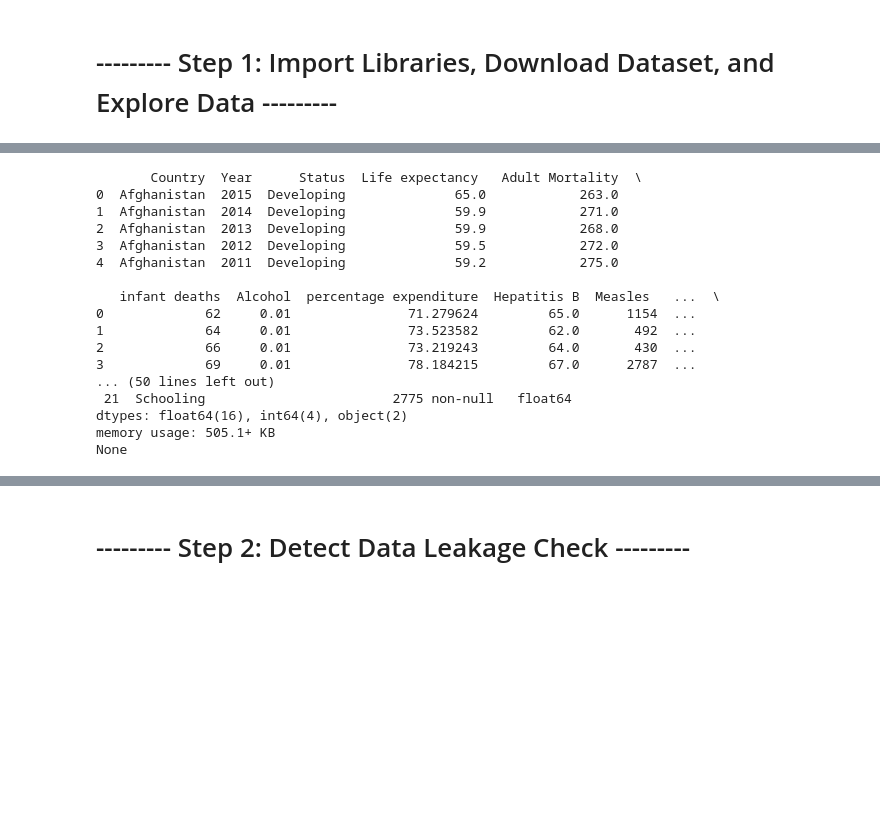
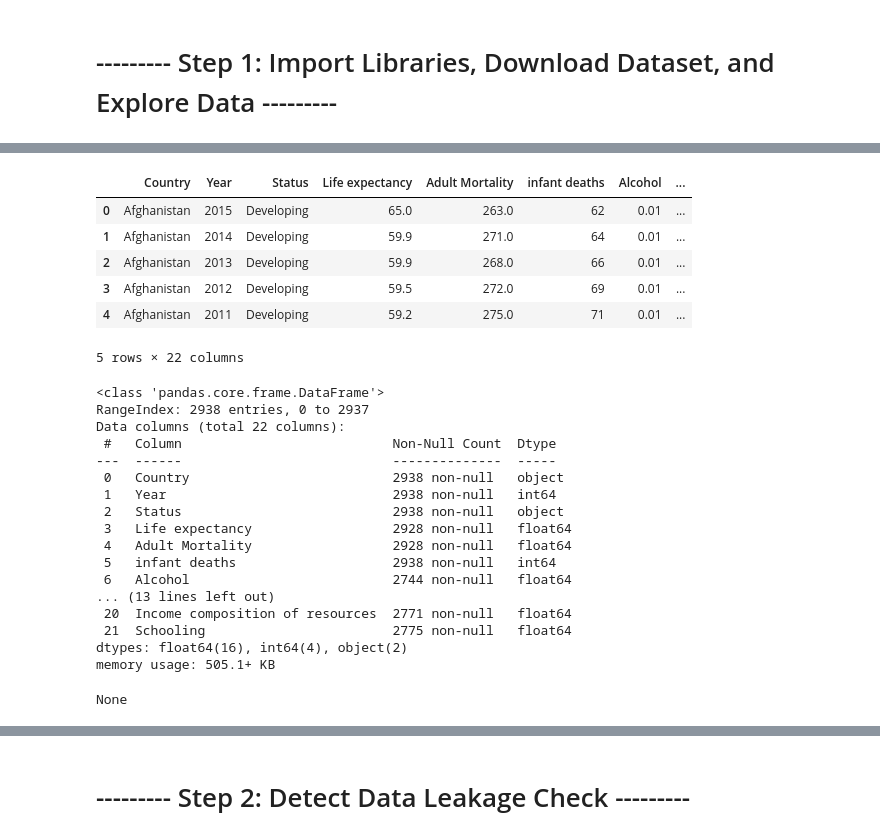
Before and after one commit to anshimathur/group-4-project-2, a Jupyter notebook: regression_workbook.ipynb, the cells around one changed output, grey strips where cells are left out. Saved outputs shown, nothing was run; the diff lists cells and outputs as text; code cells hidden in the pictures; blank space fills up the shorter version.

```diff
--- a/regression_workbook.ipynb
+++ b/regression_workbook.ipynb
@@ -48,24 +58,32 @@ Data columns (total 22 columns):
 # %%
-print(df.head())
-print(df.info())
+display(df.head())
+display(df.info())
 # %% [output]
+|  | Country | Year | Status | Life expectancy | Adult Mortality | infant deaths | Alcohol | ... |
+| 0 | Afghanistan | 2015 | Developing | 65.0 | 263.0 | 62 | 0.01 | ... |
+| 1 | Afghanistan | 2014 | Developing | 59.9 | 271.0 | 64 | 0.01 | ... |
+| 2 | Afghanistan | 2013 | Developing | 59.9 | 268.0 | 66 | 0.01 | ... |
+| 3 | Afghanistan | 2012 | Developing | 59.5 | 272.0 | 69 | 0.01 | ... |
+| 4 | Afghanistan | 2011 | Developing | 59.2 | 275.0 | 71 | 0.01 | ... |
-       Country  Year      Status  Life expectancy   Adult Mortality  \
-0  Afghanistan  2015  Developing              65.0            263.0
-1  Afghanistan  2014  Developing              59.9            271.0
-2  Afghanistan  2013  Developing              59.9            268.0
-3  Afghanistan  2012  Developing              59.5            272.0
-4  Afghanistan  2011  Developing              59.2            275.0
-
-   infant deaths  Alcohol  percentage expenditure  Hepatitis B  Measles   ...  \
-0             62     0.01               71.279624         65.0      1154  ...
-1             64     0.01               73.523582         62.0       492  ...
-2             66     0.01               73.219243         64.0       430  ...
-3             69     0.01               78.184215         67.0      2787  ...
-... (50 lines left out)
- 21  Schooling                        2775 non-null   float64
-dtypes: float64(16), int64(4), object(2)
-memory usage: 505.1+ KB
-None
+5 rows × 22 columns
+<class 'pandas.core.frame.DataFrame'>
+RangeIndex: 2938 entries, 0 to 2937
+Data columns (total 22 columns):
+ #   Column                           Non-Null Count  Dtype
+---  ------                           --------------  -----
+ 0   Country                          2938 non-null   object
+ 1   Year                             2938 non-null   int64
+ 2   Status                           2938 non-null   object
+ 3   Life expectancy                  2928 non-null   float64
+ 4   Adult Mortality                  2928 non-null   float64
+ 5   infant deaths                    2938 non-null   int64
+ 6   Alcohol                          2744 non-null   float64
+... (13 lines left out)
+ 20  Income composition of resources  2771 non-null   float64
+ 21  Schooling                        2775 non-null   float64
+dtypes: float64(16), int64(4), object(2)
+memory usage: 505.1+ KB
+None
 # %%
 #Run statistical summaries
 df.describe()
```
Also changed, not shown: parts of 12 cells of this notebook.
